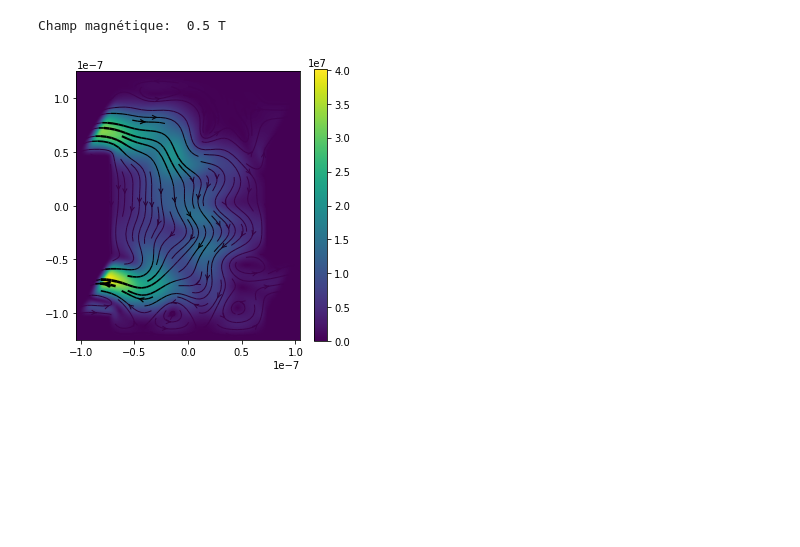
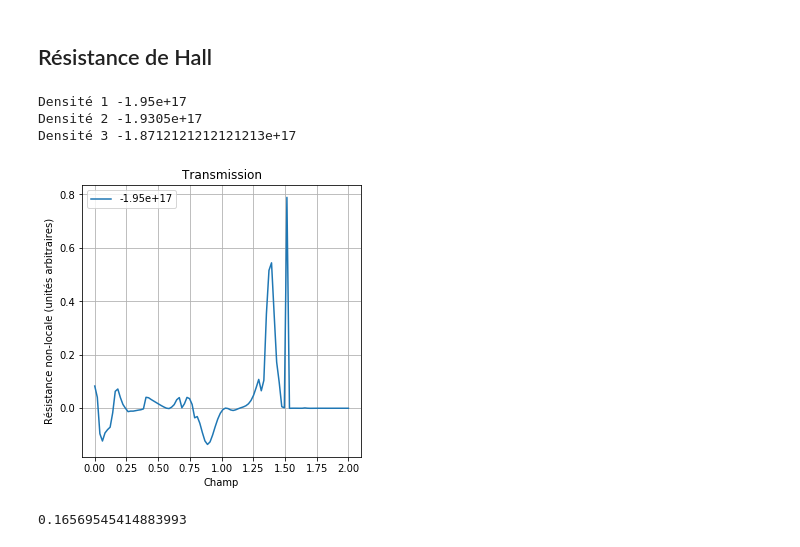
Before and after one commit to jeremiepirard/Kwant, a Jupyter notebook: Finalsf20.ipynb, the cells around one changed output. Saved outputs shown, nothing was run; the diff lists cells and outputs as text; code cells hidden in the pictures; blank space fills up the shorter version.

```diff
--- a/Finalsf20.ipynb
+++ b/Finalsf20.ipynb
@@ -136,0 +238,59 @@ Scaled hopping energy:  0.13999999999999999
+# %% [markdown]
+## Résistance de Hall
+# %%
+N=100
+G2 = np.zeros(N)
+G3 = np.zeros(N)
+G4 = np.zeros(N)
+Field = np.linspace(0, 2, N)
+coeff = 99/100
+coeff2 = 95/99 #coefficient pour la 2e énergie de Fermi
+Ef2 = (3/2) * t * (alat) * np.sqrt(abs(np.pi*(N_p*coeff)))/sf
+Ef3 = (3/2) * t * (alat) * np.sqrt(abs(np.pi*(N_p*coeff2)))/sf
+print('Densité 1', N_p)
+print('Densité 2', N_p*coeff)
+print('Densité 3', N_p*coeff2)
+n = 0
+for i,po in enumerate(Field):
+            B = po
+            phi = B * 3*np.sqrt(3)/(2) *alat**2
+            smatrix = kwant.smatrix(sys, energy = Ef) # transmission matrix (here this)
+            cm = smatrix.conductance_matrix()[:-1, :-1]
+            G2[i] = np.linalg.solve(cm, [1, -1, 0])[2]
+            nonlocal_resistance = np.linalg.solve(cm, [1, -1, 0])[2]
+
+
+plt.grid(True)
+plt.plot(Field,G2, label= N_p)
+
+plt.xlabel('Champ')
+plt.ylabel('Résistance non-locale (unités arbitraires)')
+plt.title("Transmission")
+plt.legend()
+plt.show()
+# %% [output]
+Densité 1 -1.95e+17
+Densité 2 -1.9305e+17
+Densité 3 -1.8712121212121213e+17
+[figure, added]
+# %%
+B = 0.5
+phi = B * 3*np.sqrt(3)/(2) *alat**2
+smatrix = kwant.smatrix(sys, energy = Ef) # transmission matrix (here this)
+
+
+# First we calculate the conductance matrix given the scattering matrix S
+cond = np.array([[smatrix.transmission(i, j) for j in range(4)] for i in range(4)])
+# Correct the reflection blocks, so that rows and columns sum to zero.
+cond -= np.diag(cond.sum(axis=0))
+# In order to calculate the nonlocal conductance we eliminate one row and one column
+# from the condutcance matrix. This amounts to setting the corresponding voltage to zero
+# and using current conservation to calculate the current through the last terminal.
+cm = smatrix.conductance_matrix()[:-1, :-1]
+# We then set the current to be 1 in the lead 0, -1 in lead 2, and
+# calculate the voltage in lead 1 (so V_1 - V_3 since V_3 = 0).
+nonlocal_resistance = np.linalg.solve(cm, [1, 0, -1])[1]
+
+print(nonlocal_resistance)
+# %% [output]
+0.16569545414883993
@@ -137,13 +302,12 @@ Scaled hopping energy:  0.13999999999999999
 # %%
 
 for B in [0.5]:
-    print('Champ magnétique: ', B, 'T')
-    phi = B * 3*np.sqrt(3)/(2) *alat**2
-    wfs = kwant.wave_function(sys, energy=Ef) # to obtain the wave functions of the system
-    J0 = kwant.operator.Current(sys)
-    wf_left = wfs(0)
-    current = sum(J0(p) for p in wf_left)
-    kwant.plotter.current(sys, current, cmap='viridis');
+    for E in [Ef, Ef2, Ef3]:
+        print('Champ magnétique: ', B, 'T')
+        print('Energie de Fermi', E)
+        phi = B * 3*np.sqrt(3)/(2) *alat**2
+        wfs = kwant.wave_function(sys, energy=E) # to obtain the wave functions of the system
+        J0 = kwant.operator.Current(sys)
+        wf_left = wfs(0)
+        current = sum(J0(p) for p in wf_left)
+        kwant.plotter.current(sys, current, cmap='viridis');
-# %% [output]
-Champ magnétique:  0.5 T
-[figure, removed]
```
Also changed, not shown: parts of 20 cells of this notebook.
